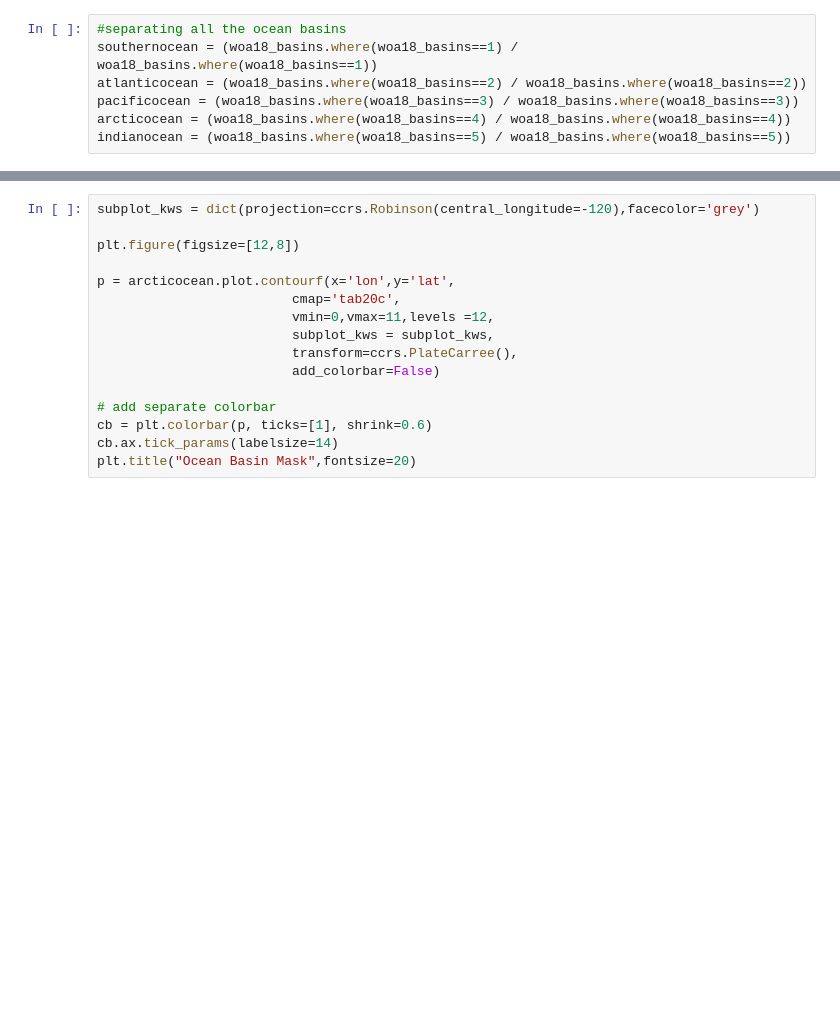
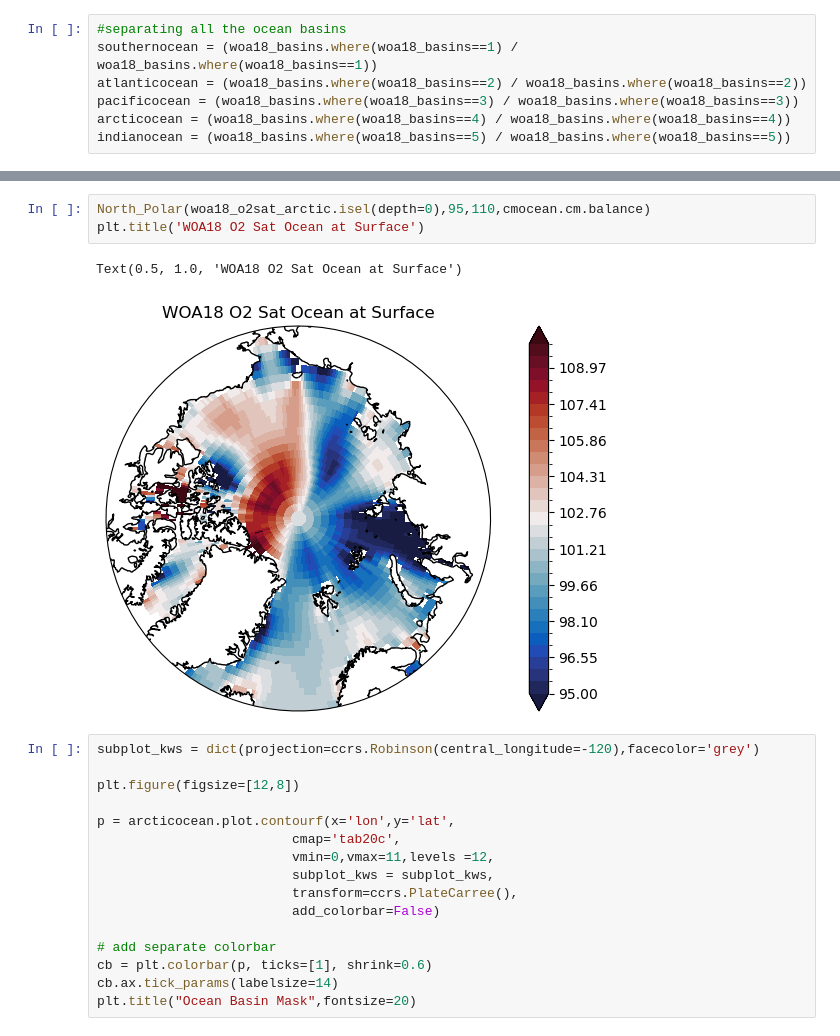
Before and after one commit to EES-3506-5506/EES3506_5506_Fall2023_Final_Project_G4_Hartman, a Jupyter notebook: notebooks/Final_Historical.ipynb, the cells around one changed output, grey strips where cells are left out. Saved outputs shown, nothing was run; the diff lists cells and outputs as text; blank space fills up the shorter version.

```diff
--- a/notebooks/Final_Historical.ipynb
+++ b/notebooks/Final_Historical.ipynb
@@ -29,3 +185,9 @@ indianocean = (woa18_basins.where(woa18_basins==5) / woa18_basins.where(woa18_ba
+# %%
+North_Polar(woa18_o2sat_arctic.isel(depth=0),95,110,cmocean.cm.balance)
+plt.title('WOA18 O2 Sat Ocean at Surface')
+# %% [output]
+Text(0.5, 1.0, 'WOA18 O2 Sat Ocean at Surface')
+[figure, added]
 # %%
 subplot_kws = dict(projection=ccrs.Robinson(central_longitude=-120),facecolor='grey')
 
```
Also changed, not shown: parts of 12 cells of this notebook.
